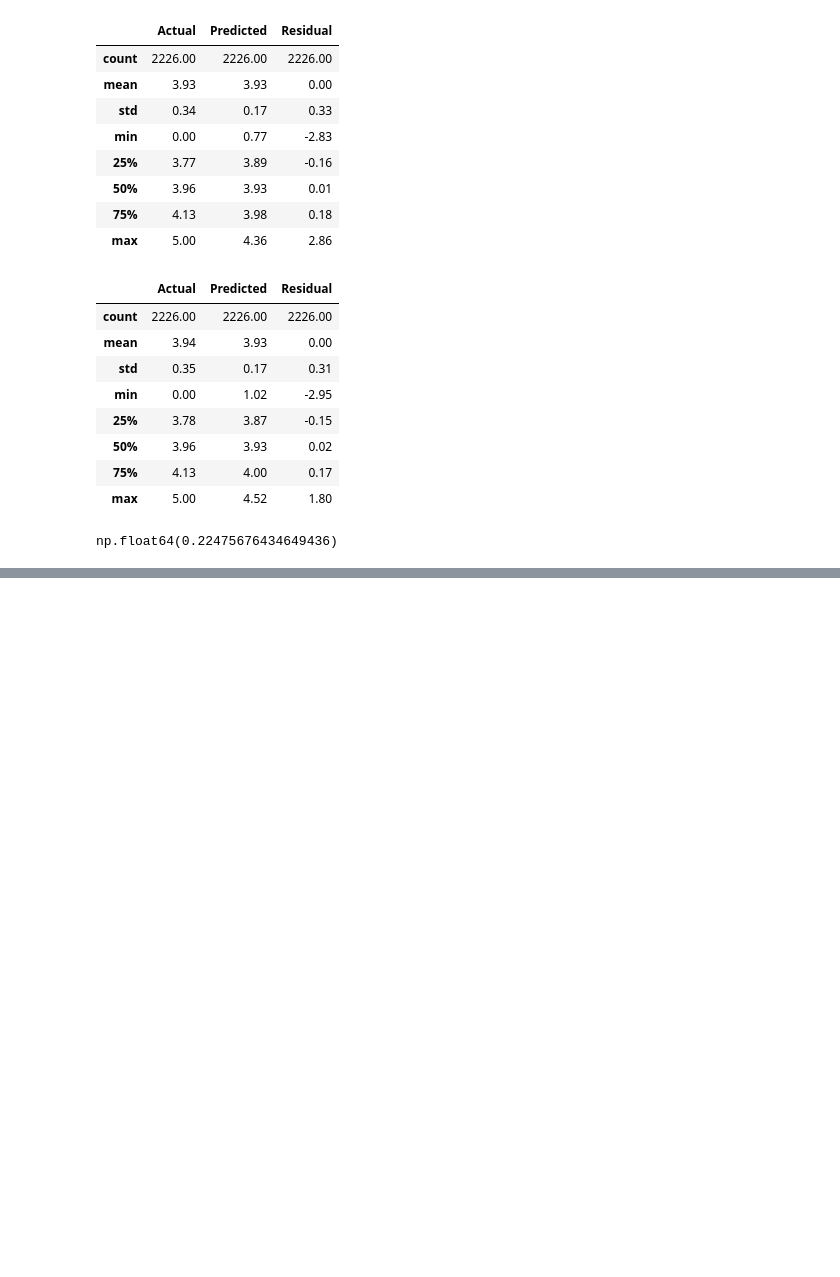
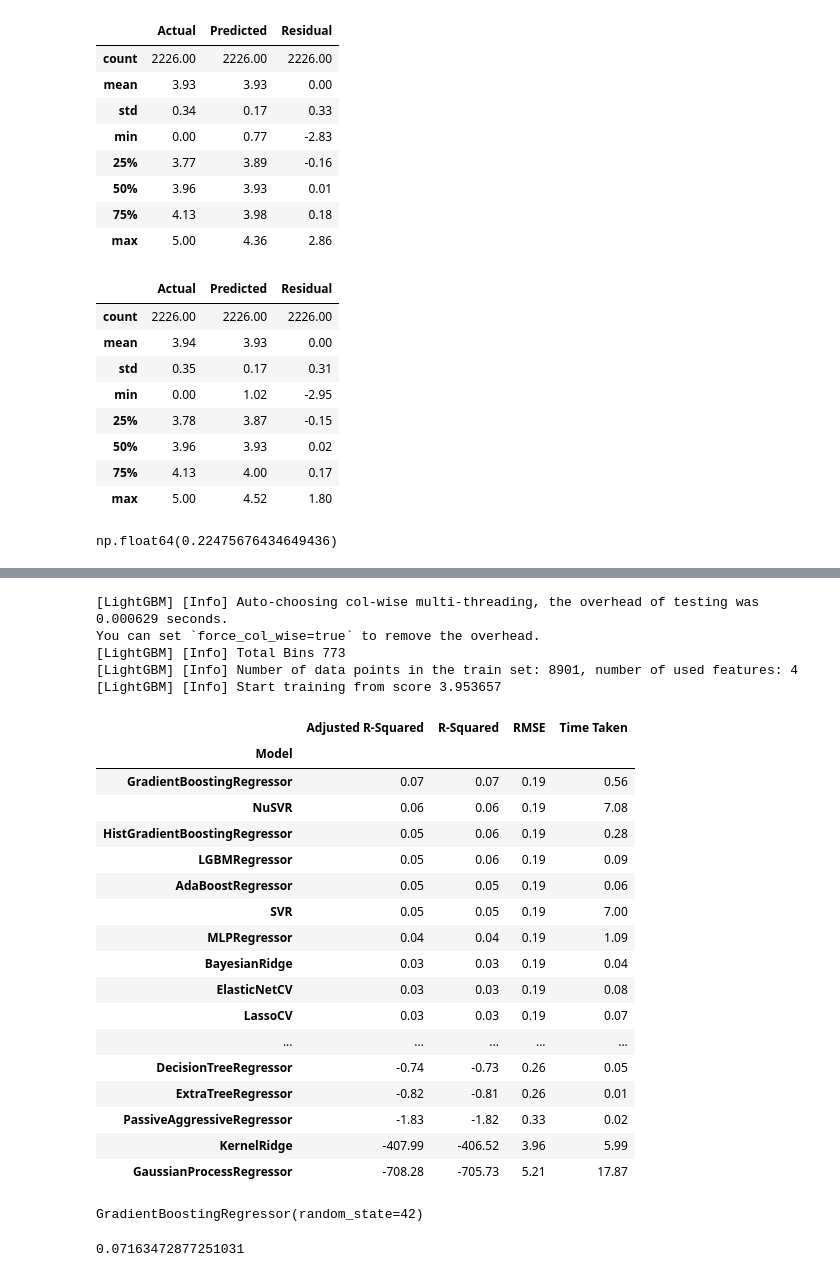
Before and after one commit to tanattiyarungtham/book_rating_project, a Jupyter notebook: book_raing_ML.ipynb, the cells around one changed output, grey strips where cells are left out. Drawn from its saved outputs; the diff is of its cells as text; code cells hidden in the pictures; blank space fills up the shorter version.

```diff
--- a/book_raing_ML.ipynb
+++ b/book_raing_ML.ipynb
@@ -2247,0 +2308,5 @@ np.float64(0.22475676434649436)
+# %%
+X3 = data_wo_outliers.drop("average_rating",axis=1)
+y3 = data_wo_outliers["average_rating"]
+# %%
+X_train3, X_test3, y_train3, y_test3 = train_test_split(X3,y3,test_size=0.2, random_state=42)
@@ -2247,0 +2317,29 @@ np.float64(0.22475676434649436)
+# %%
+reg3 = LazyRegressor(verbose=0, ignore_warnings=False, custom_metric=None)
+models5, predictions5 = reg3.fit(X_train3, X_test3, y_train3, y_test3)
+
+models5
+# %% [output]
+[LightGBM] [Info] Auto-choosing col-wise multi-threading, the overhead of testing was 0.000629 seconds.
+You can set `force_col_wise=true` to remove the overhead.
+[LightGBM] [Info] Total Bins 773
+[LightGBM] [Info] Number of data points in the train set: 8901, number of used features: 4
+[LightGBM] [Info] Start training from score 3.953657
+|  | Adjusted R-Squared | R-Squared | RMSE | Time Taken |
+| Model |  |  |  |  |
+| GradientBoostingRegressor | 0.07 | 0.07 | 0.19 | 0.56 |
+| NuSVR | 0.06 | 0.06 | 0.19 | 7.08 |
+| HistGradientBoostingRegressor | 0.05 | 0.06 | 0.19 | 0.28 |
+| LGBMRegressor | 0.05 | 0.06 | 0.19 | 0.09 |
+| AdaBoostRegressor | 0.05 | 0.05 | 0.19 | 0.06 |
+| SVR | 0.05 | 0.05 | 0.19 | 7.00 |
+| MLPRegressor | 0.04 | 0.04 | 0.19 | 1.09 |
+| BayesianRidge | 0.03 | 0.03 | 0.19 | 0.04 |
+| ElasticNetCV | 0.03 | 0.03 | 0.19 | 0.08 |
+| LassoCV | 0.03 | 0.03 | 0.19 | 0.07 |
+| ... | ... | ... | ... | ... |
+| DecisionTreeRegressor | -0.74 | -0.73 | 0.26 | 0.05 |
+| ExtraTreeRegressor | -0.82 | -0.81 | 0.26 | 0.01 |
+| PassiveAggressiveRegressor | -1.83 | -1.82 | 0.33 | 0.02 |
+| KernelRidge | -407.99 | -406.52 | 3.96 | 5.99 |
+| GaussianProcessRegressor | -708.28 | -705.73 | 5.21 | 17.87 |
@@ -2247,0 +2348,5 @@ np.float64(0.22475676434649436)
+# %%
+model6 = GradientBoostingRegressor(random_state=42)
+model6.fit(X_train3, y_train3)
+# %% [output]
+GradientBoostingRegressor(random_state=42)
@@ -2247,0 +2355,4 @@ np.float64(0.22475676434649436)
+# %%
+r2_score(y_test3,y_pred3)
+# %% [output]
+0.07163472877251031
```
Also changed, not shown: parts of 30 cells of this notebook.
